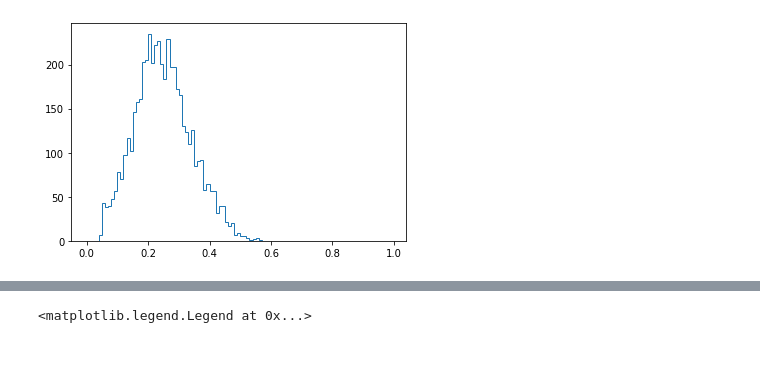
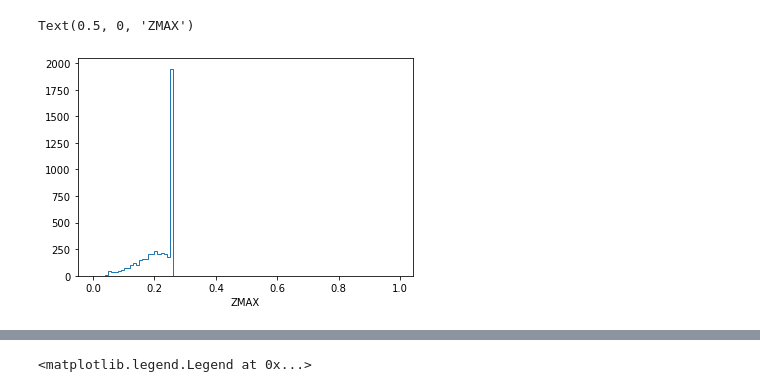
Before and after one commit to SgmAstro/DESI, a Jupyter notebook: kE_catQA.ipynb, the cells around one changed output, grey strips where cells are left out. Saved outputs shown, nothing was run; the diff lists cells and outputs as text; code cells hidden in the pictures; blank space fills up the shorter version.

```diff
--- a/kE_catQA.ipynb
+++ b/kE_catQA.ipynb
@@ -81,0 +87,3 @@ Table length=5000
+# %%
+gama_vmax = vmaxer(gama_zmax, 0.04, 0.25, 60.)
+gama_vmax
@@ -82,4 +112,7 @@ Table length=5000
 # %%
-_ = pl.hist(gama_zmax['ZMAX'], bins=np.arange(0.0, 1.0, 0.01), histtype='step')
+_ = pl.hist(gama_vmax['ZMAX'], bins=np.arange(0.0, 1.0, 0.01), histtype='step')
+
+pl.xlabel('ZMAX')
 # %% [output]
+Text(0.5, 0, 'ZMAX')
-[figure, old version]
+[figure, new version]
```
Also changed, not shown: parts of 6 cells of this notebook, 4 other files.
